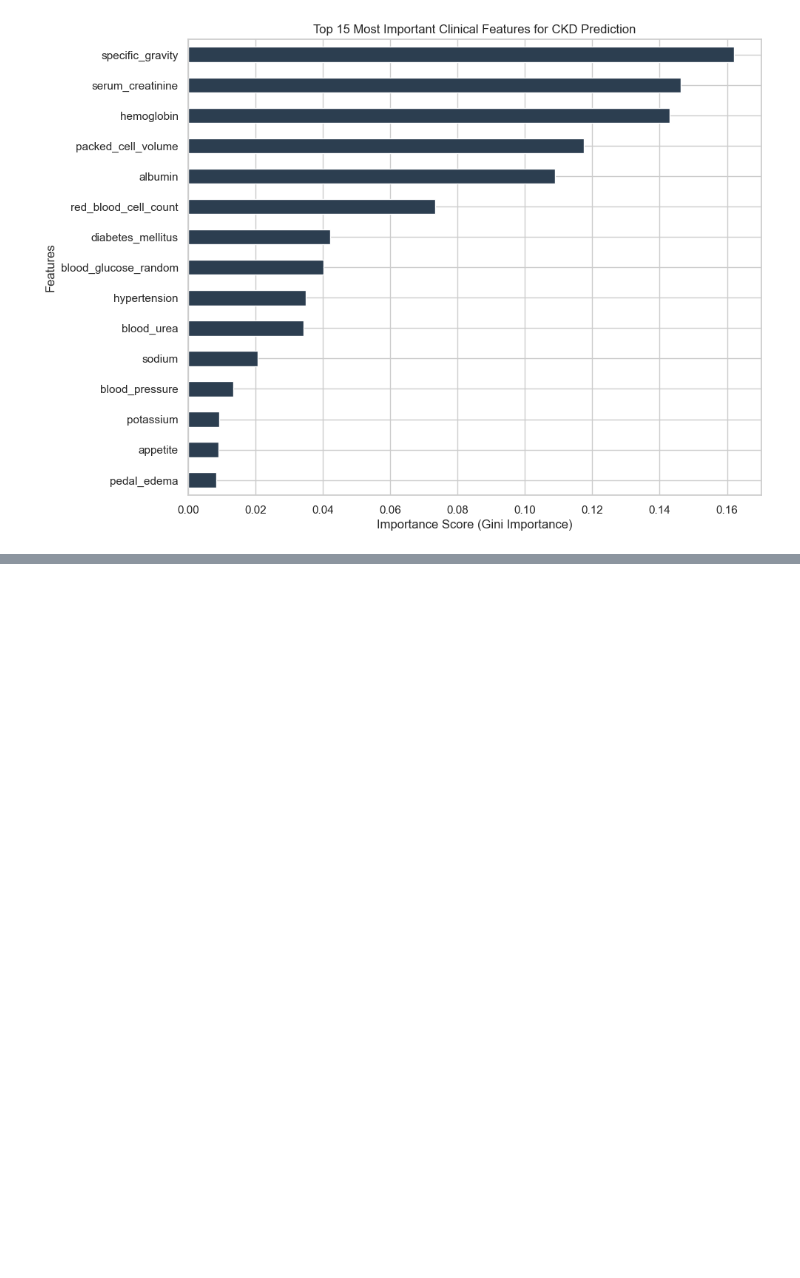
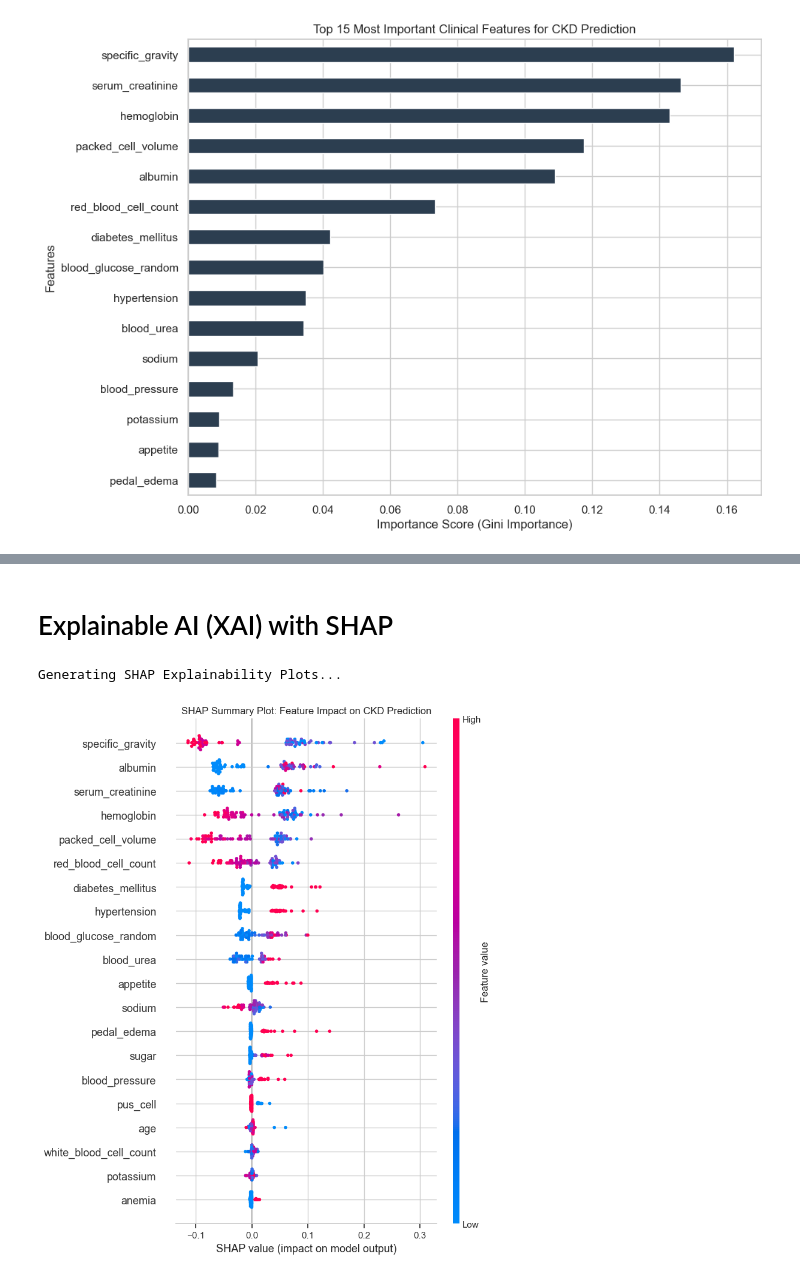
Before and after one commit to AbdullahRFA/Predictive-Modeling-of-Early-Stage-Chronic-Kidney-Disease-Using-Explainable-AI, a Jupyter notebook: Code/datasetCollection_&_EDA.ipynb, the cells around one changed output, grey strips where cells are left out. Drawn from its saved outputs; the diff is of its cells as text; code cells hidden in the pictures; blank space fills up the shorter version.

```diff
--- a/Code/datasetCollection_&_EDA.ipynb
+++ b/Code/datasetCollection_&_EDA.ipynb
@@ -364,0 +518,36 @@ plt.show()
+# %% [markdown]
+# Explainable AI (XAI) with SHAP
+# %%
+import shap
+
+print("Generating SHAP Explainability Plots...")
+# %% [output]
+Generating SHAP Explainability Plots...
+# %%
+# 1. Initialize the SHAP TreeExplainer with our best tuned model
+# TreeExplainer is highly optimized for Random Forests
+explainer = shap.TreeExplainer(best_rf_model)
+# %%
+# 2. Calculate SHAP values for the unseen test data
+# This computes the contribution of each feature for every patient in the test set
+shap_values = explainer.shap_values(X_test_scaled)
+
+# Note: Random Forest classifiers output SHAP values for both classes [Not CKD, CKD].
+# We only want to explain the predictions for the 'CKD' class (index 1).
+# (Depending on the shap version, it might return a list or an array. We handle both safely).
+if isinstance(shap_values, list):
+    shap_values_ckd = shap_values[1]
+elif len(shap_values.shape) == 3:
+    shap_values_ckd = shap_values[:, :, 1]
+else:
+    shap_values_ckd = shap_values
+# %%
+# 3. Global Explainability: SHAP Summary Plot
+# This shows how features impact the model across ALL patients
+plt.figure(figsize=(10, 8))
+shap.summary_plot(shap_values_ckd, X_test_scaled, show=False)
+plt.title("SHAP Summary Plot: Feature Impact on CKD Prediction")
+plt.tight_layout()
+plt.show()
+# %% [output]
+[figure, added]
```
Also changed, not shown: parts of 14 cells of this notebook.
